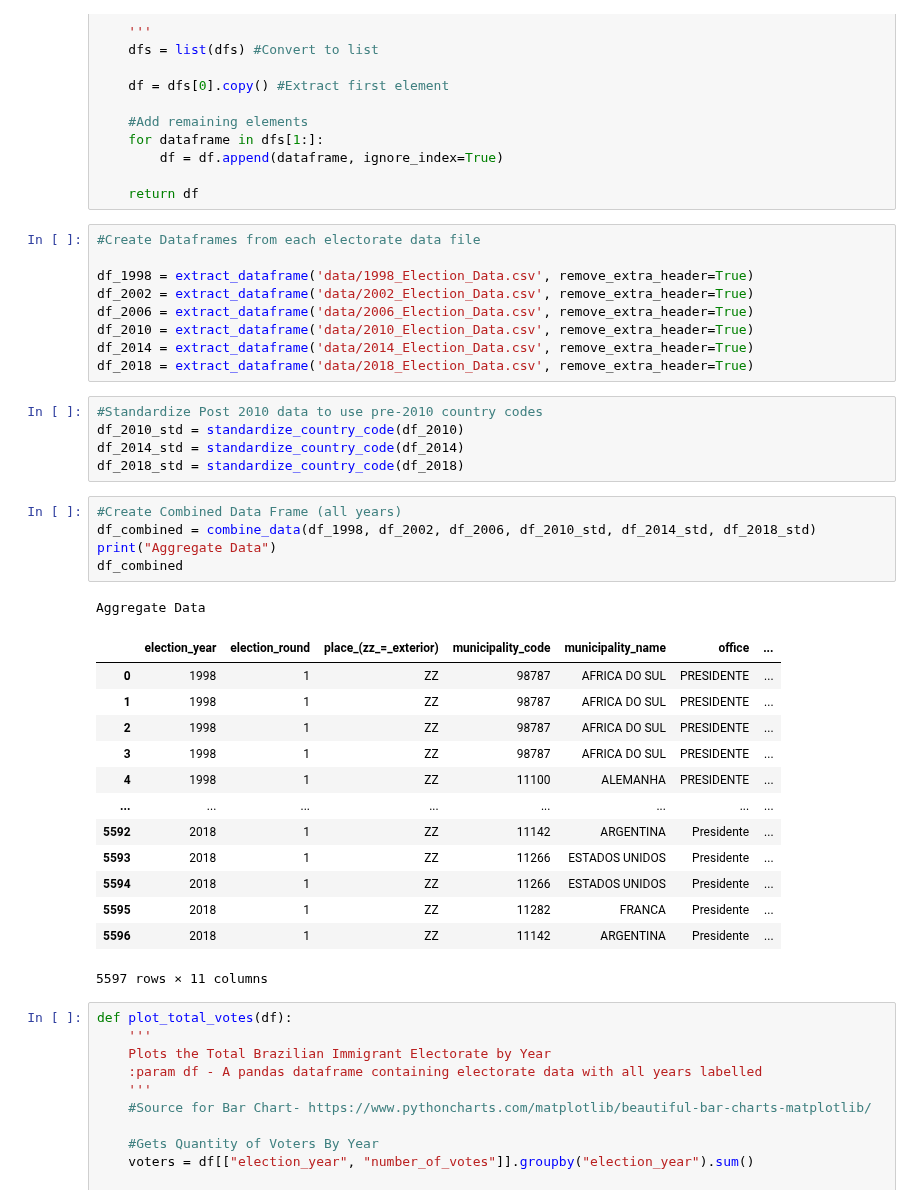
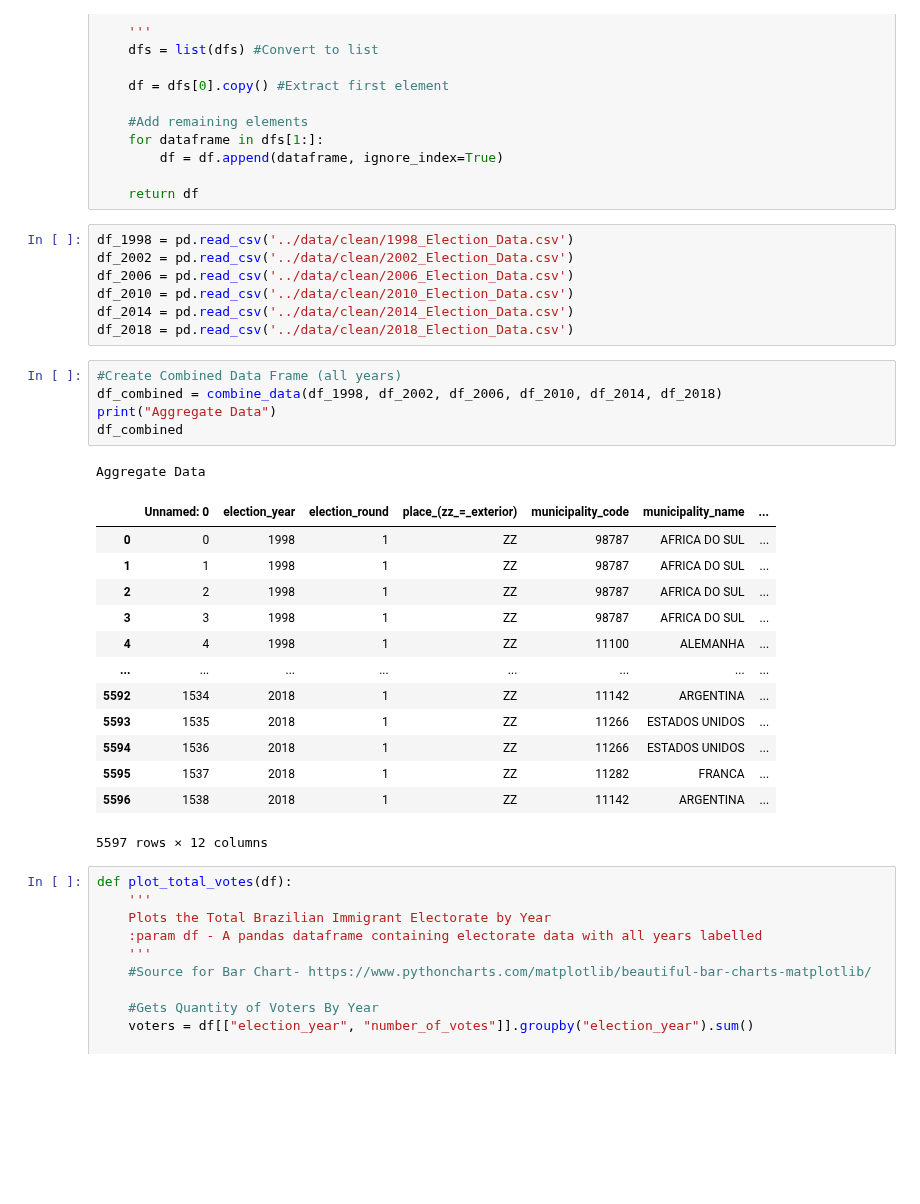
Before and after one commit to BU-Spark/ds-boston-bpda-br-election, a Jupyter notebook: TEAM1/src/votingdata.ipynb, the cells around one changed output. Drawn from its saved outputs; the diff is of its cells as text; blank space fills up the shorter version.

Commit message:
Updates files to use clean data

```diff
--- a/TEAM1/src/votingdata.ipynb
+++ b/TEAM1/src/votingdata.ipynb
@@ -70,40 +26,33 @@ def combine_data(*dfs):
         df = df.append(dataframe, ignore_index=True)
 
     return df
-# %%
-#Create Dataframes from each electorate data file
-
-df_1998 = extract_dataframe('data/1998_Election_Data.csv', remove_extra_header=True)
-df_2002 = extract_dataframe('data/2002_Election_Data.csv', remove_extra_header=True)
-df_2006 = extract_dataframe('data/2006_Election_Data.csv', remove_extra_header=True)
-df_2010 = extract_dataframe('data/2010_Election_Data.csv', remove_extra_header=True)
-df_2014 = extract_dataframe('data/2014_Election_Data.csv', remove_extra_header=True)
-df_2018 = extract_dataframe('data/2018_Election_Data.csv', remove_extra_header=True)
-# %%
-#Standardize Post 2010 data to use pre-2010 country codes
-df_2010_std = standardize_country_code(df_2010)
-df_2014_std = standardize_country_code(df_2014)
-df_2018_std = standardize_country_code(df_2018)
+# %%
+df_1998 = pd.read_csv('../data/clean/1998_Election_Data.csv')
+df_2002 = pd.read_csv('../data/clean/2002_Election_Data.csv')
+df_2006 = pd.read_csv('../data/clean/2006_Election_Data.csv')
+df_2010 = pd.read_csv('../data/clean/2010_Election_Data.csv')
+df_2014 = pd.read_csv('../data/clean/2014_Election_Data.csv')
+df_2018 = pd.read_csv('../data/clean/2018_Election_Data.csv')
 # %%
 #Create Combined Data Frame (all years)
-df_combined = combine_data(df_1998, df_2002, df_2006, df_2010_std, df_2014_std, df_2018_std)
+df_combined = combine_data(df_1998, df_2002, df_2006, df_2010, df_2014, df_2018)
 print("Aggregate Data")
 df_combined
 # %% [output]
 Aggregate Data
-|  | election_year | election_round | place_(zz_=_exterior) | municipality_code | municipality_name | office | ... |
-| 0 | 1998 | 1 | ZZ | 98787 | AFRICA DO SUL | PRESIDENTE | ... |
-| 1 | 1998 | 1 | ZZ | 98787 | AFRICA DO SUL | PRESIDENTE | ... |
-| 2 | 1998 | 1 | ZZ | 98787 | AFRICA DO SUL | PRESIDENTE | ... |
-| 3 | 1998 | 1 | ZZ | 98787 | AFRICA DO SUL | PRESIDENTE | ... |
-| 4 | 1998 | 1 | ZZ | 11100 | ALEMANHA | PRESIDENTE | ... |
+|  | Unnamed: 0 | election_year | election_round | place_(zz_=_exterior) | municipality_code | municipality_name | ... |
+| 0 | 0 | 1998 | 1 | ZZ | 98787 | AFRICA DO SUL | ... |
+| 1 | 1 | 1998 | 1 | ZZ | 98787 | AFRICA DO SUL | ... |
+| 2 | 2 | 1998 | 1 | ZZ | 98787 | AFRICA DO SUL | ... |
+| 3 | 3 | 1998 | 1 | ZZ | 98787 | AFRICA DO SUL | ... |
+| 4 | 4 | 1998 | 1 | ZZ | 11100 | ALEMANHA | ... |
 | ... | ... | ... | ... | ... | ... | ... | ... |
-| 5592 | 2018 | 1 | ZZ | 11142 | ARGENTINA | Presidente | ... |
-| 5593 | 2018 | 1 | ZZ | 11266 | ESTADOS UNIDOS | Presidente | ... |
-| 5594 | 2018 | 1 | ZZ | 11266 | ESTADOS UNIDOS | Presidente | ... |
-| 5595 | 2018 | 1 | ZZ | 11282 | FRANCA | Presidente | ... |
-| 5596 | 2018 | 1 | ZZ | 11142 | ARGENTINA | Presidente | ... |
+| 5592 | 1534 | 2018 | 1 | ZZ | 11142 | ARGENTINA | ... |
+| 5593 | 1535 | 2018 | 1 | ZZ | 11266 | ESTADOS UNIDOS | ... |
+| 5594 | 1536 | 2018 | 1 | ZZ | 11266 | ESTADOS UNIDOS | ... |
+| 5595 | 1537 | 2018 | 1 | ZZ | 11282 | FRANCA | ... |
+| 5596 | 1538 | 2018 | 1 | ZZ | 11142 | ARGENTINA | ... |
-5597 rows × 11 columns
+5597 rows × 12 columns
 # %%
 def plot_total_votes(df):
     '''
```
Also changed, not shown: parts of 10 cells of this notebook, 3 other files.
